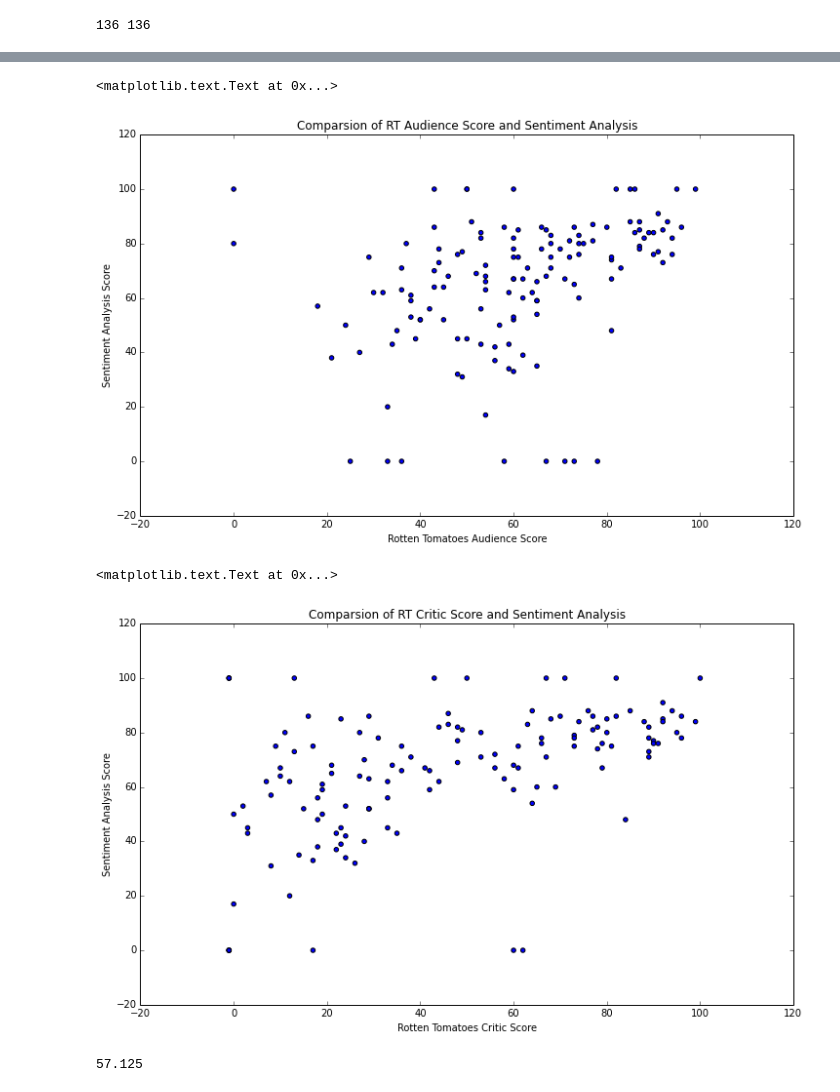
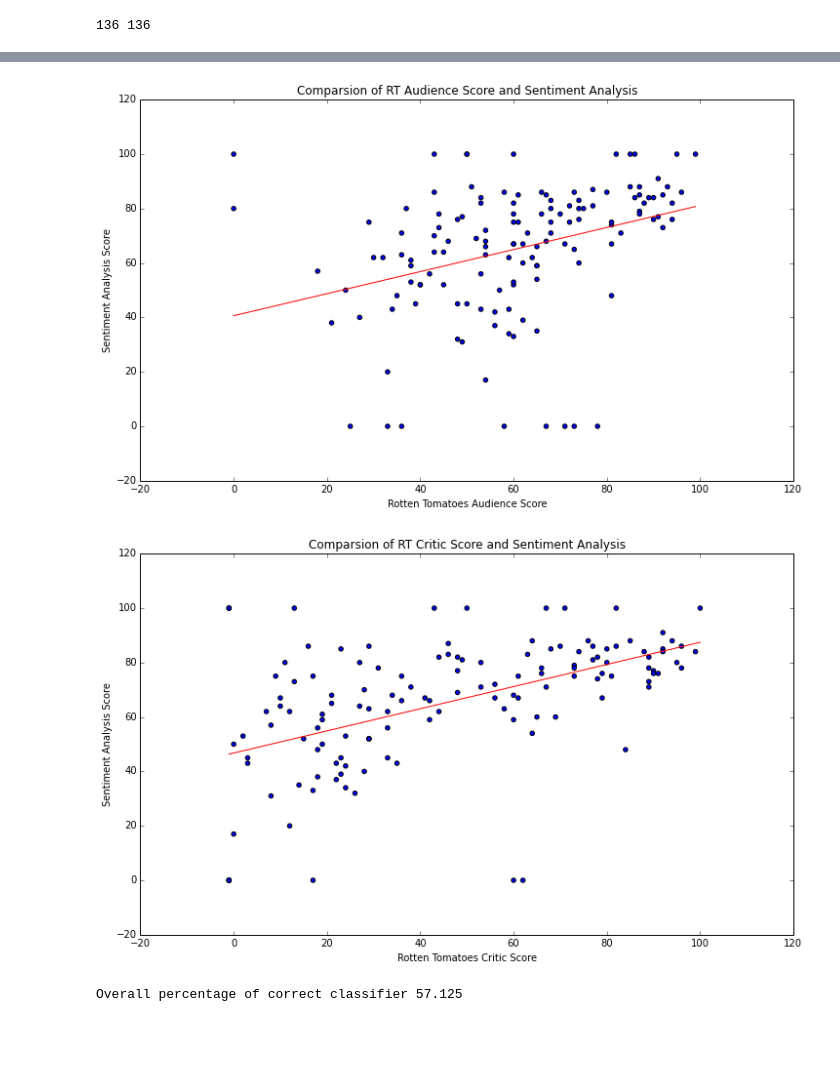
Before and after one commit to akhilketkar/cs209-project, a Jupyter notebook: sentiment_analysis_RT.ipynb, the cells around one changed output, grey strips where cells are left out. Saved outputs shown, nothing was run; the diff lists cells and outputs as text; code cells hidden in the pictures; blank space fills up the shorter version.

Commit message:
Updates to sentiment analysis

```diff
--- a/sentiment_analysis_RT.ipynb
+++ b/sentiment_analysis_RT.ipynb
@@ -262,16 +323,21 @@ if percent_movie != 0:
 There are 2 reviews for The Adventurer: The Curse of the Midas Box
 There are not enough reviews
 # %%
-def compare_results(data, fresh_col_name, class_col_name):
-    class_diff = []
-    for index, row in data.iterrows():
-        class_diff.append(row[fresh_col_name] == row[class_col_name])
+def compare_results(data, class_col_name):
+    try:
+        class_diff = []
+        for index, row in data.iterrows():
+            class_diff.append(row.Fresh_binary == row[class_col_name])
 
-    class_ratio = (np.sum(class_diff)*1.0)/len(data)*1.0
-    return np.sum(class_diff), len(data), np.round(class_ratio*100)
+        class_ratio = (np.sum(class_diff)*1.0)/len(data)*1.0
+        return np.sum(class_diff), len(data), np.round(class_ratio*100)
+
+    except Exception, e:
+        print 'Failed in compare results function'
+        print str(e)
 # %%
 # Classify all movies
-def rate_movie(movie_names):
+def rate_movie(movie_names, classifier):
     try:
         movie_scores = []
         movie_meter = []
@@ -279,16 +345,25 @@ def rate_movie(movie_names):
 
         for x in movie_names:
             data = Review_Finder(x)
-            percent_movie, rate_movie, movieDF = assign_reviews(data, class_naive)
+            percent_movie, rate_movie, movieDF = assign_reviews(data, classifier)
             movie_scores.append(percent_movie)
             movie_meter.append(rate_movie)
 
-            if percent_movie != 0:
+            #print "Movie percentage", percent_movie
+            if len(movieDF) > 2:
                 movieDF['Freshness']= movie_subset.loc[x].Freshness.values
                 movieDF['Fresh_binary'] = movieDF.Freshness.values == 'fresh'
-                movieDF['Navie_binary'] = movieDF.score.values == 'pos'
-                correct, total, RT_score = compare_results(data, 'Fresh_binary', 'Navie_binary')
+
+                if classifier == 'naive':
+                    movieDF['Navie_binary'] = movieDF.score.values == 'pos'
+                    correct, total, RT_score = compare_results(data, 'Navie_binary')
+
+                elif classifier == 'bigram':
+                    movieDF['Bigram_binary'] = movieDF.score.values == 'pos'
+                    correct, total, RT_score = compare_results(data, 'Bigram_binary')
+
                 class_score.append(RT_score)
+
                 print correct, 'out of', total, 'were correctly classified', 'or', RT_score
                 print "Score:", percent_movie, "Rating:", rate_movie, '\n'
 
@@ -302,7 +377,7 @@ def rate_movie(movie_names):
         print 'Failed in assigment of review function'
         print str(e)
 # %%
-pert_movie, pert_class = rate_movie(overall_names)
+pert_movie, pert_class = rate_movie(overall_names, 'naive')
 # %% [output]
 ########### The Hobbit: The Battle of the Five Armies ###########
 There are 5 reviews for The Hobbit: The Battle of the Five Armies
@@ -351,22 +426,30 @@ overall_mov
 # %%
 plt.figure(figsize=(12, 7))
 plt.scatter(overall_mov.AudScore, overall_mov.Sentiment_Score)
 plt.xlabel('Rotten Tomatoes Audience Score')
 plt.ylabel('Sentiment Analysis Score')
 plt.title('Comparsion of RT Audience Score and Sentiment Analysis')
+
+m, b = np.polyfit(overall_mov.AudScore, overall_mov.Sentiment_Score, 1)
+x = np.linspace(overall_mov.AudScore.min(), overall_mov.AudScore.max(), 1000)
+plt.plot(x, m*x +b, 'r-')
+plt.show()
 # %% [output]
-<matplotlib.text.Text at 0x...>
-[figure, old version]
+[figure, new version]
 # %%
 plt.figure(figsize=(12, 7))
 plt.scatter(overall_mov.CriticsScore, overall_mov.Sentiment_Score)
 plt.xlabel('Rotten Tomatoes Critic Score')
 plt.ylabel('Sentiment Analysis Score')
 plt.title('Comparsion of RT Critic Score and Sentiment Analysis')
+
+m, b = np.polyfit(overall_mov.CriticsScore, overall_mov.Sentiment_Score, 1)
+x = np.linspace(overall_mov.CriticsScore.min(), overall_mov.CriticsScore.max(), 1000)
+plt.plot(x, m*x +b, 'r-')
+plt.show()
 # %% [output]
-<matplotlib.text.Text at 0x...>
-[figure, old version]
+[figure, new version]
-# %%
-np.mean(overall_mov.Classifier_Rating)
-# %% [output]
-57.125
+# %%
+print 'Overall percentage of correct classifier', np.mean(overall_mov.Classifier_Rating)
+# %% [output]
+Overall percentage of correct classifier 57.125
```
Also changed, not shown: parts of 15 cells of this notebook.
